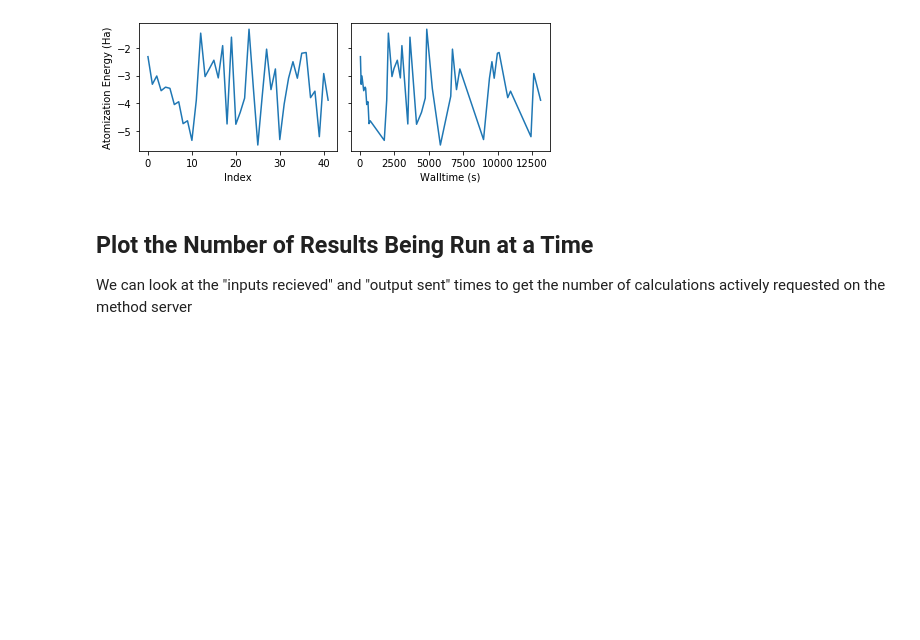
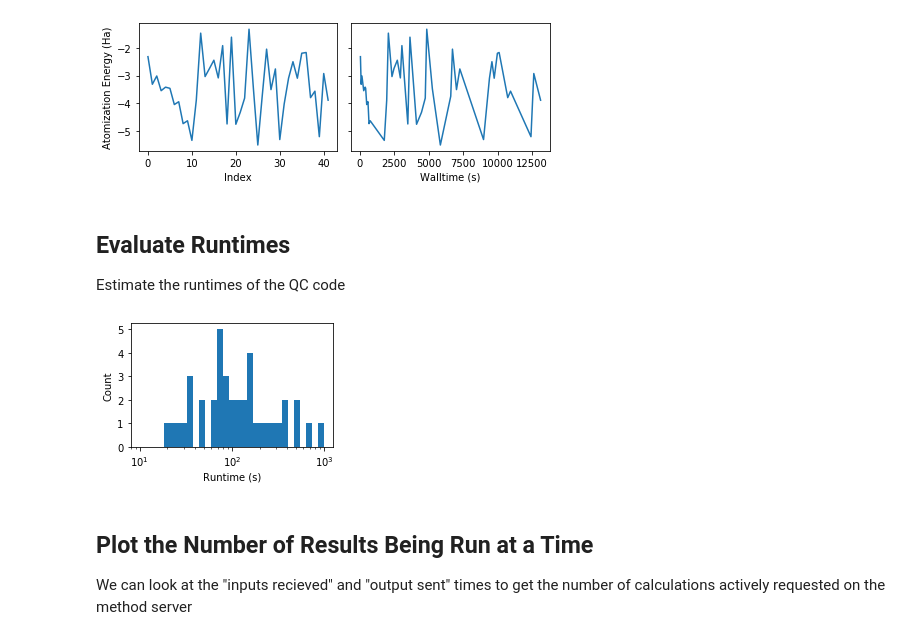
Before and after one commit to exalearn/colmena, a Jupyter notebook: molecule-design/local-greedy/1_plot-run-data.ipynb, the cells around one changed output. Drawn from its saved outputs; the diff is of its cells as text; code cells hidden in the pictures; blank space fills up the shorter version.

```diff
--- a/molecule-design/local-greedy/1_plot-run-data.ipynb
+++ b/molecule-design/local-greedy/1_plot-run-data.ipynb
@@ -53,6 +53,20 @@ axs[1].set_xlabel('Walltime (s)')
 fig.tight_layout()
 # %% [output]
 [figure]
+# %% [markdown]
+## Evaluate Runtimes
+Estimate the runtimes of the QC code
+# %%
+fig, ax = plt.subplots(figsize=(3.5, 2.5))
+
+ax.hist(result_data['time_running'], bins=np.logspace(1, 3, 32))
+ax.set_xscale('log')
+
+ax.set_xlabel('Runtime (s)')
+ax.set_ylabel('Count')
+fig.tight_layout()
+# %% [output]
+[figure, added]
 # %% [markdown]
 ## Plot the Number of Results Being Run at a Time
 We can look at the "inputs recieved" and "output sent" times to get the number of calculations actively requested on the method server
```
Also changed, not shown: 25 other files.
